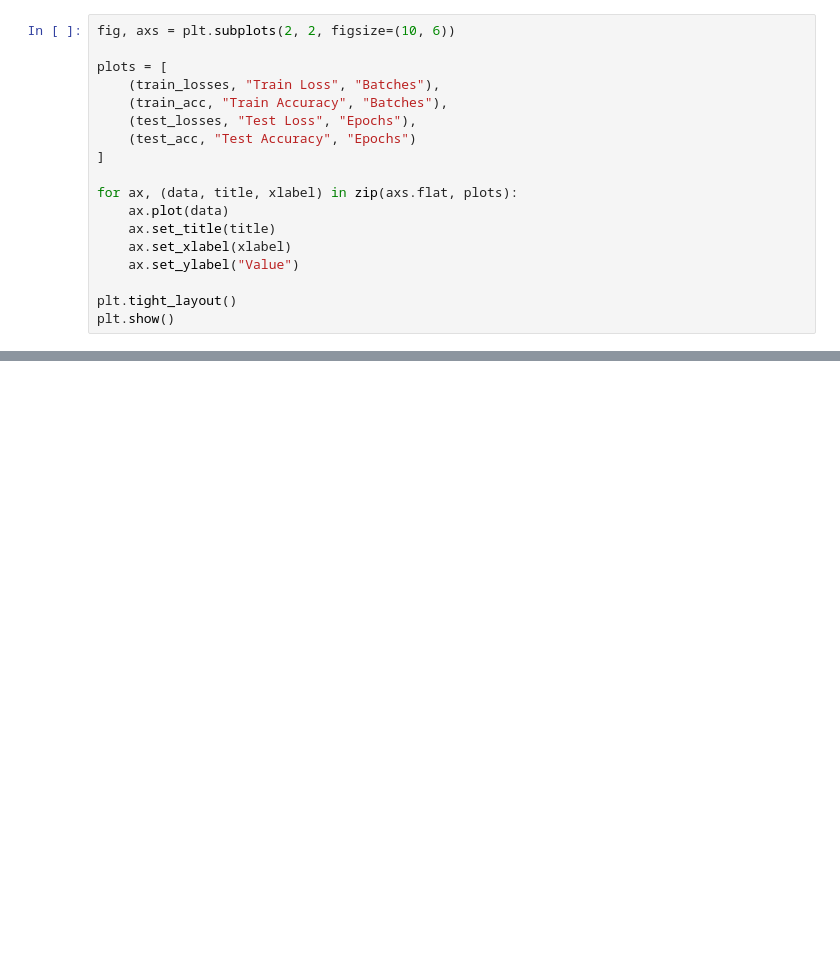
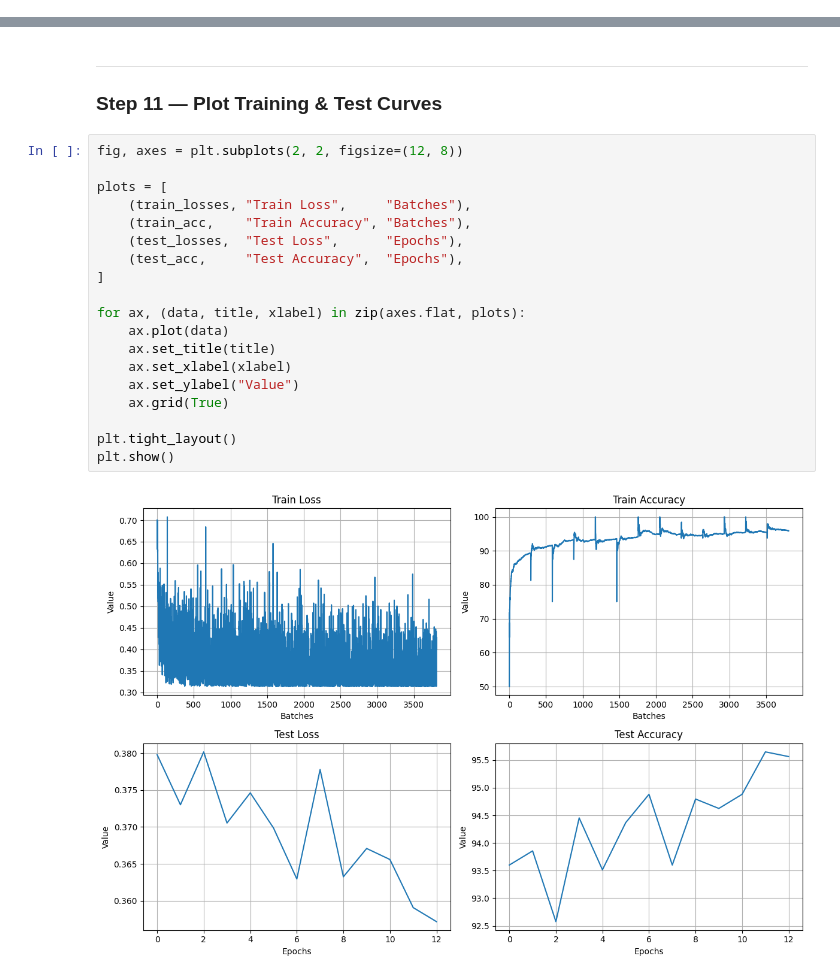
Before and after one commit to Deepak77-ai/X-Ray-Pneumonia-Detection-System, a Jupyter notebook: notebook/Experiment.ipynb, the cells around one changed output, grey strips where cells are left out. Saved outputs shown, nothing was run; the diff lists cells and outputs as text; blank space fills up the shorter version.

```diff
--- a/notebook/Experiment.ipynb
+++ b/notebook/Experiment.ipynb
@@ -494,18 +0,0 @@ Test Set: Avg Loss: 0.1202, Accuracy: 1122/1172 (95.73%)
-# %%
-fig, axs = plt.subplots(2, 2, figsize=(10, 6))
-
-plots = [
-    (train_losses, "Train Loss", "Batches"),
-    (train_acc, "Train Accuracy", "Batches"),
-    (test_losses, "Test Loss", "Epochs"),
-    (test_acc, "Test Accuracy", "Epochs")
-]
-
-for ax, (data, title, xlabel) in zip(axs.flat, plots):
-    ax.plot(data)
-    ax.set_title(title)
-    ax.set_xlabel(xlabel)
-    ax.set_ylabel("Value")
-
-plt.tight_layout()
-plt.show()
@@ -522,0 +390,24 @@ torch.save(model.state_dict(), "xray_model.pth")
+# %% [markdown]
+---
+### Step 11 — Plot Training & Test Curves
+# %%
+fig, axes = plt.subplots(2, 2, figsize=(12, 8))
+
+plots = [
+    (train_losses, "Train Loss",     "Batches"),
+    (train_acc,    "Train Accuracy", "Batches"),
+    (test_losses,  "Test Loss",      "Epochs"),
+    (test_acc,     "Test Accuracy",  "Epochs"),
+]
+
+for ax, (data, title, xlabel) in zip(axes.flat, plots):
+    ax.plot(data)
+    ax.set_title(title)
+    ax.set_xlabel(xlabel)
+    ax.set_ylabel("Value")
+    ax.grid(True)
+
+plt.tight_layout()
+plt.show()
+# %% [output]
+[figure, added]
```
Also changed, not shown: parts of 56 cells of this notebook, 1 other file.
